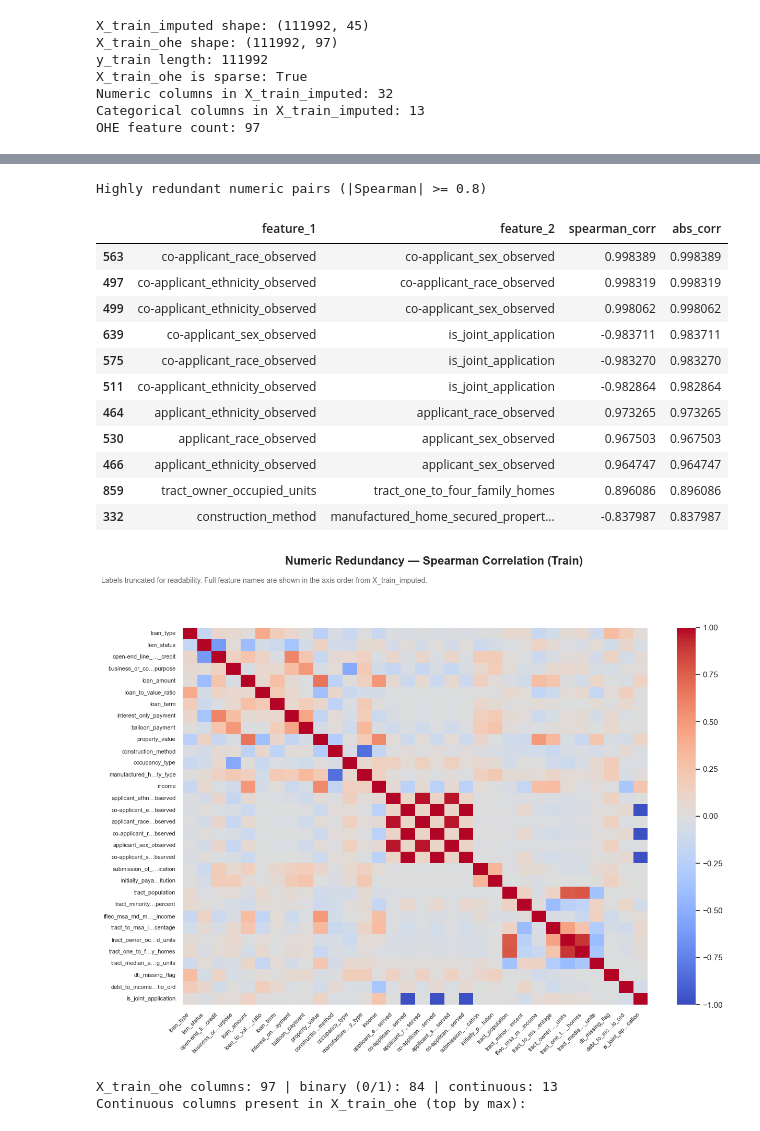
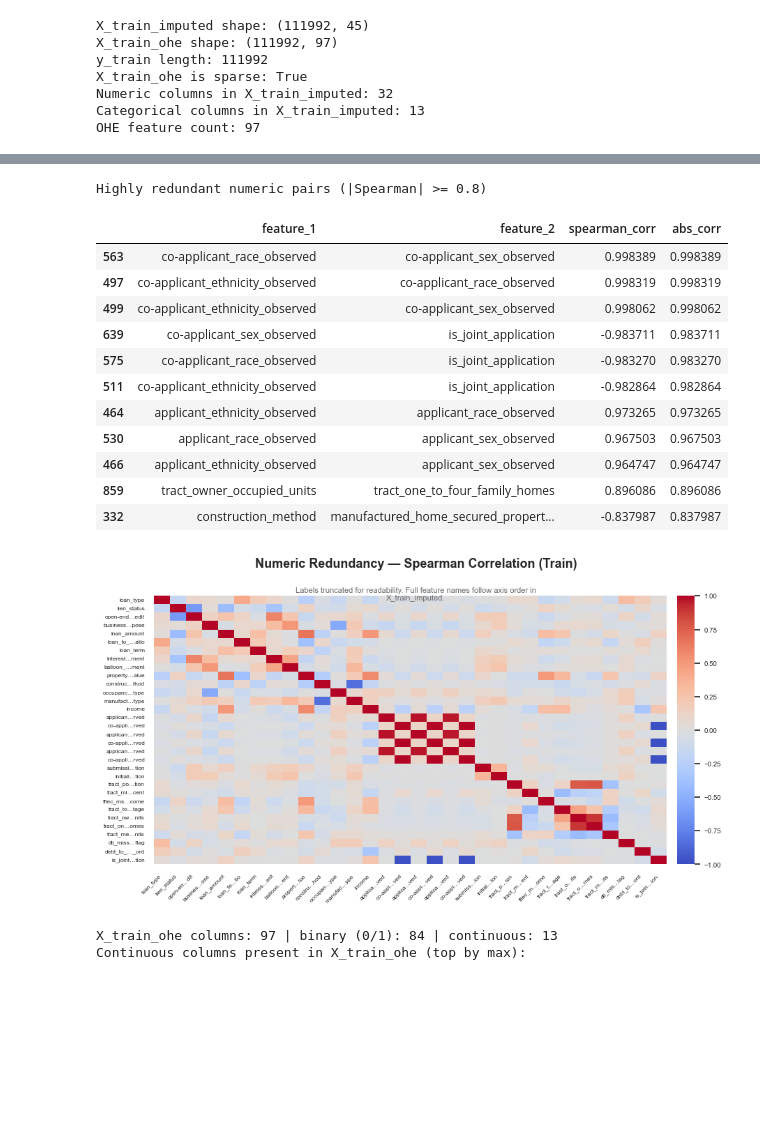
Before and after one commit to xsxsx-999/5243-project4, a Jupyter notebook: eda_insights/eda_insights.ipynb, the cells around one changed output, grey strips where cells are left out. Cells and saved outputs as stored; diff of their text form; code cells hidden in the pictures; blank space fills up the shorter version.

Commit message:
plots size modified

```diff
--- a/eda_insights/eda_insights.ipynb
+++ b/eda_insights/eda_insights.ipynb
@@ -383,22 +422,43 @@ if numeric_cols:
     print("Highly redundant numeric pairs (|Spearman| >= 0.8)")
     display(high_corr_pairs.head(30))
 
-    # Make labels readable: shorten + rotate + smaller font.
-    fig, ax = plt.subplots(figsize=(13, 10))
-    sns.heatmap(corr_spearman, cmap="coolwarm", center=0, vmin=-1, vmax=1, ax=ax)
+    # square=False: avoids letterboxing when axes aren't geometrically square (major whitespace fix).
+    # Dedicated colorbar column packs layout tighter than default seaborn cbar pads.
+    fig = plt.figure(figsize=(10, 5))
+    gs = fig.add_gridspec(1, 2, width_ratios=[1, 0.034], wspace=0.04)
+    ax = fig.add_subplot(gs[0])
+    cax = fig.add_subplot(gs[1])
+
+    sns.heatmap(
+        corr_spearman,
+        cmap="coolwarm",
+        center=0,
+        vmin=-1,
+        vmax=1,
+        ax=ax,
+        cbar_ax=cax,
+        square=False,
+        linewidths=0,
+    )
     ax.set_title("")
+    cax.tick_params(labelsize=7)
 
-    short_x = [shorten_label(c, 18) for c in corr_spearman.columns]
-    short_y = [shorten_label(c, 22) for c in corr_spearman.index]
-    ax.set_xticklabels(short_x, rotation=45, ha="right", fontsize=8)
-    ax.set_yticklabels(short_y, rotation=0, fontsize=8)
+    short_x = [shorten_label(c, 11) for c in corr_spearman.columns]
+    short_y = [shorten_label(c, 13) for c in corr_spearman.index]
+    n_x, n_y = len(corr_spearman.columns), len(corr_spearman.index)
+    ax.set_xticks(np.arange(n_x) + 0.5)
+    ax.set_yticks(np.arange(n_y) + 0.5)
+    ax.set_xticklabels(short_x, rotation=45, ha="right", fontsize=6)
+    ax.set_yticklabels(short_y, rotation=0, fontsize=6)
 
     save_fig(
         fig,
         8,
         "Numeric Redundancy — Spearman Correlation (Train)",
-        subtitle="Labels truncated for readability. Full feature names are shown in the axis order from X_train_imputed.",
+        subtitle="Labels truncated for readability. Full feature names follow axis order in X_train_imputed.",
         filename_stub="numeric_redundancy_heatmap",
+        tight_layout_rect=(0.045, 0.065, 0.995, 0.828),
+        pad_inches=0.025,
     )
     plt.show()
 else:
@@ -417,34 +477,34 @@ if "X_train_ohe_df" in globals():
     ohe_cont_cols = [c for c in _ohe_num.columns if c not in ohe_binary_cols]
 
     print(
         f"X_train_ohe columns: {len(_ohe_num.columns)} | binary (0/1): {len(ohe_binary_cols)} | continuous: {len(ohe_cont_cols)}"
     )
 
     if ohe_cont_cols:
         cont_stats = (
             _ohe_num[ohe_cont_cols]
             .agg(["min", "max", "mean", "std"])
             .T.sort_values("max", ascending=False)
             .reset_index()
             .rename(columns={"index": "feature"})
         )
         print("Continuous columns present in X_train_ohe (top by max):")
         display(cont_stats.head(25))
 # %% [output]
 Highly redundant numeric pairs (|Spearman| >= 0.8)
 |  | feature_1 | feature_2 | spearman_corr | abs_corr |
 | 563 | co-applicant_race_observed | co-applicant_sex_observed | 0.998389 | 0.998389 |
 | 497 | co-applicant_ethnicity_observed | co-applicant_race_observed | 0.998319 | 0.998319 |
 | 499 | co-applicant_ethnicity_observed | co-applicant_sex_observed | 0.998062 | 0.998062 |
 | 639 | co-applicant_sex_observed | is_joint_application | -0.983711 | 0.983711 |
 | 575 | co-applicant_race_observed | is_joint_application | -0.983270 | 0.983270 |
 | 511 | co-applicant_ethnicity_observed | is_joint_application | -0.982864 | 0.982864 |
 | 464 | applicant_ethnicity_observed | applicant_race_observed | 0.973265 | 0.973265 |
 | 530 | applicant_race_observed | applicant_sex_observed | 0.967503 | 0.967503 |
 | 466 | applicant_ethnicity_observed | applicant_sex_observed | 0.964747 | 0.964747 |
 | 859 | tract_owner_occupied_units | tract_one_to_four_family_homes | 0.896086 | 0.896086 |
 | 332 | construction_method | manufactured_home_secured_propert... | -0.837987 | 0.837987 |
-[figure, old version]
+[figure, new version]
 X_train_ohe columns: 97 | binary (0/1): 84 | continuous: 13
 Continuous columns present in X_train_ohe (top by max):
 |  | feature | min | max | mean | std |
```
Also changed, not shown: parts of 5 cells of this notebook, 9 other files.
